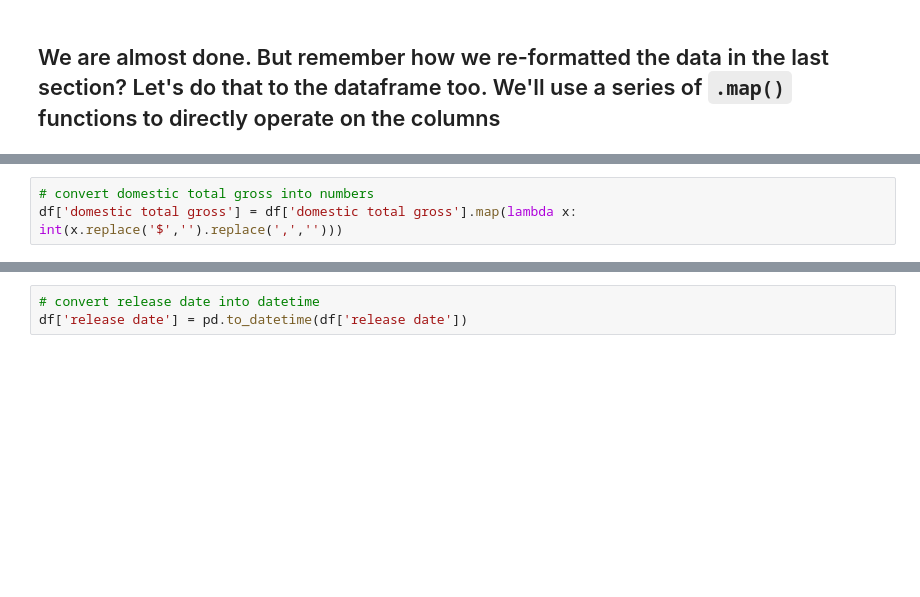
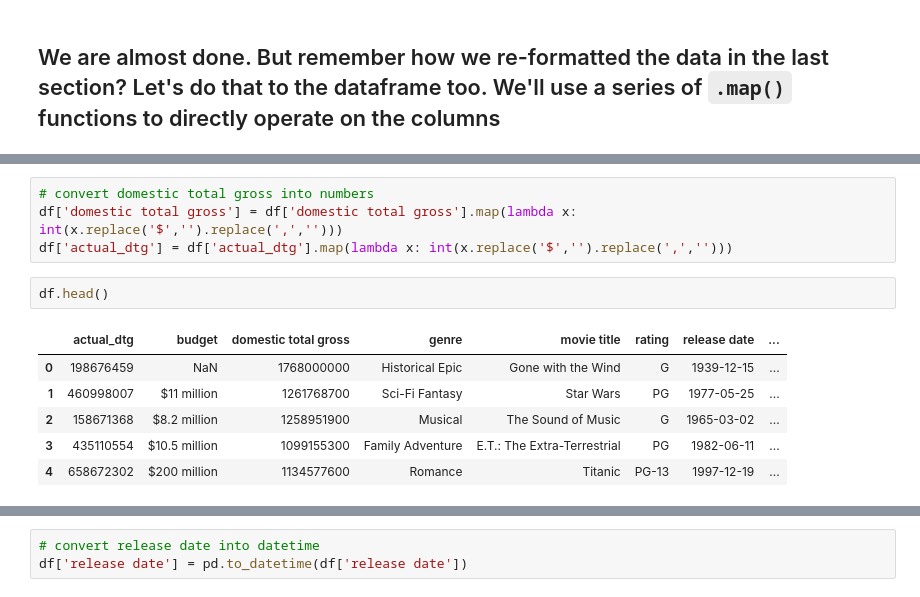
Before and after one commit to klq/python-webscrapes, a Jupyter notebook: notebooks/Chapter 3 - Scraping all movies.ipynb, the cells around one changed output, grey strips where cells are left out. Saved outputs shown, nothing was run; the diff lists cells and outputs as text; blank space fills up the shorter version.

```diff
--- a/notebooks/Chapter 3 - Scraping all movies.ipynb
+++ b/notebooks/Chapter 3 - Scraping all movies.ipynb
@@ -132,3 +165,13 @@ df.head()
 # %%
 # convert domestic total gross into numbers
 df['domestic total gross'] = df['domestic total gross'].map(lambda x: int(x.replace('$','').replace(',','')))
+df['actual_dtg'] = df['actual_dtg'].map(lambda x: int(x.replace('$','').replace(',','')))
+# %%
+df.head()
+# %% [output]
+|  | actual_dtg | budget | domestic total gross | genre | movie title | rating | release date | ... |
+| 0 | 198676459 | NaN | 1768000000 | Historical Epic | Gone with the Wind | G | 1939-12-15 | ... |
+| 1 | 460998007 | $11 million | 1261768700 | Sci-Fi Fantasy | Star Wars | PG | 1977-05-25 | ... |
+| 2 | 158671368 | $8.2 million | 1258951900 | Musical | The Sound of Music | G | 1965-03-02 | ... |
+| 3 | 435110554 | $10.5 million | 1099155300 | Family Adventure | E.T.: The Extra-Terrestrial | PG | 1982-06-11 | ... |
+| 4 | 658672302 | $200 million | 1134577600 | Romance | Titanic | PG-13 | 1997-12-19 | ... |
```
Also changed, not shown: parts of 11 cells of this notebook, 1 other file.
